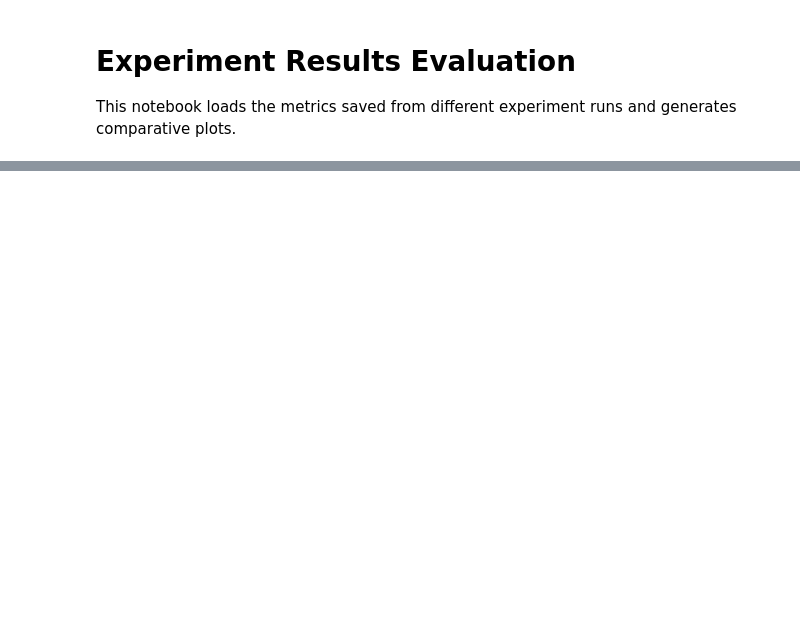
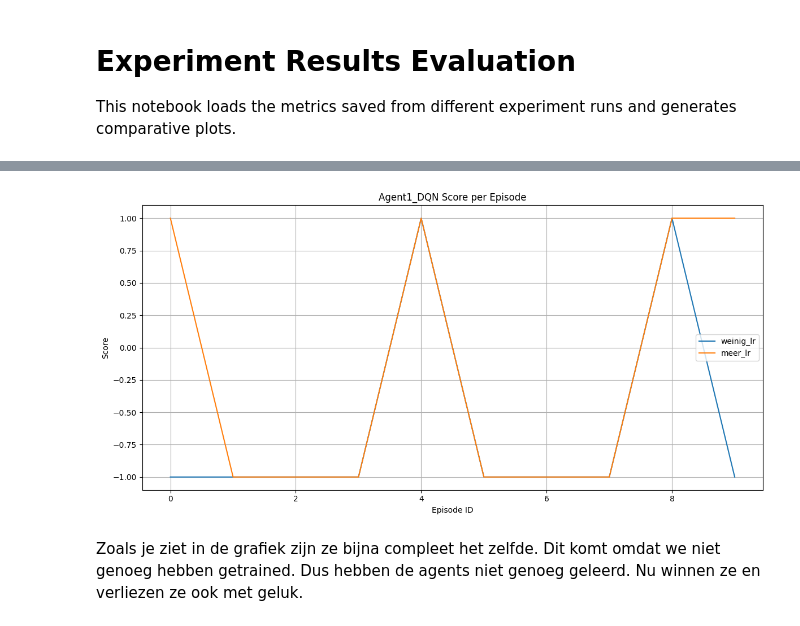
Before and after one commit to markolie20/autonomous_3, a Jupyter notebook: notebooks/evaluation_notebook.ipynb, the cells around one changed output, grey strips where cells are left out. Drawn from its saved outputs; the diff is of its cells as text; code cells hidden in the pictures; blank space fills up the shorter version.

```diff
--- a/notebooks/evaluation_notebook.ipynb
+++ b/notebooks/evaluation_notebook.ipynb
@@ -72,0 +5,17 @@ You can also load data for specific experiments and call plotting functions indi
+# %%
+import pandas
+
+import pandas as pd
+import matplotlib.pyplot as plt
+
+paths = {
+    'weinig_lr': '../results_experiments/lr0.0001_bs64_uf1000_g0.99/episode_metrics.csv',
+    'meer_lr': '../results_experiments/lr0.00025_bs32_uf1000_g0.99/episode_metrics.csv',
+}
+paths_training = {
+    'weinig_lr_training': '../results_experiments/lr0.0001_bs64_uf1000_g0.99_training/episode_metrics.csv',
+
+    'meer_lr_training': '../results_experiments/lr0.00025_bs32_uf1000_g0.99_training/episode_metrics.csv'
+}
+dataframes_results = {label: pd.read_csv(path) for label, path in paths.items()}
+dataframes_training = {label: pd.read_csv(path) for label, path in paths_training.items()}
@@ -72,0 +68,21 @@ You can also load data for specific experiments and call plotting functions indi
+# %%
+# Plotten
+plt.figure(figsize=(12, 6))
+
+for label, df in dataframes_results.items():
+    if 'episode_id' in df.columns and 'Agent1_DQN_score' in df.columns:
+        plt.plot(df['episode_id'], df['Agent1_DQN_score'], label=label)
+    else:
+        print(f"⚠️ Kolommen ontbreken in {label}")
+
+plt.title("Agent1_DQN Score per Episode")
+plt.xlabel("Episode ID")
+plt.ylabel("Score")
+plt.legend()
+plt.grid(True)
+plt.tight_layout()
+plt.show()
+# %% [output]
+[figure, added]
+# %% [markdown]
+Zoals je ziet in de grafiek zijn ze bijna compleet het zelfde. Dit komt omdat we niet genoeg hebben getrained. Dus hebben de agents niet genoeg geleerd. Nu winnen ze en verliezen ze ook met geluk.
```
Also changed, not shown: parts of 10 cells of this notebook, 9 other files.
